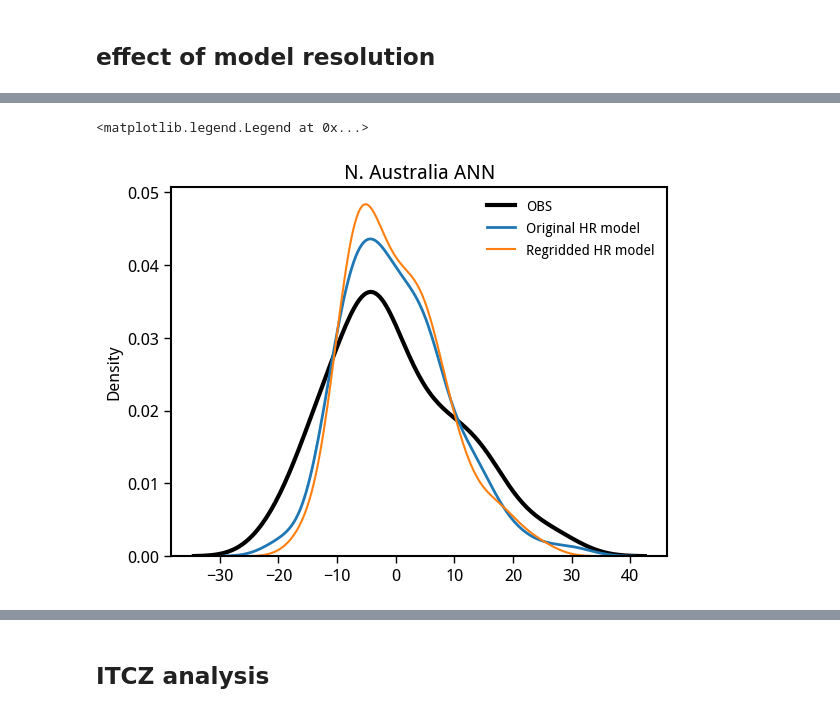
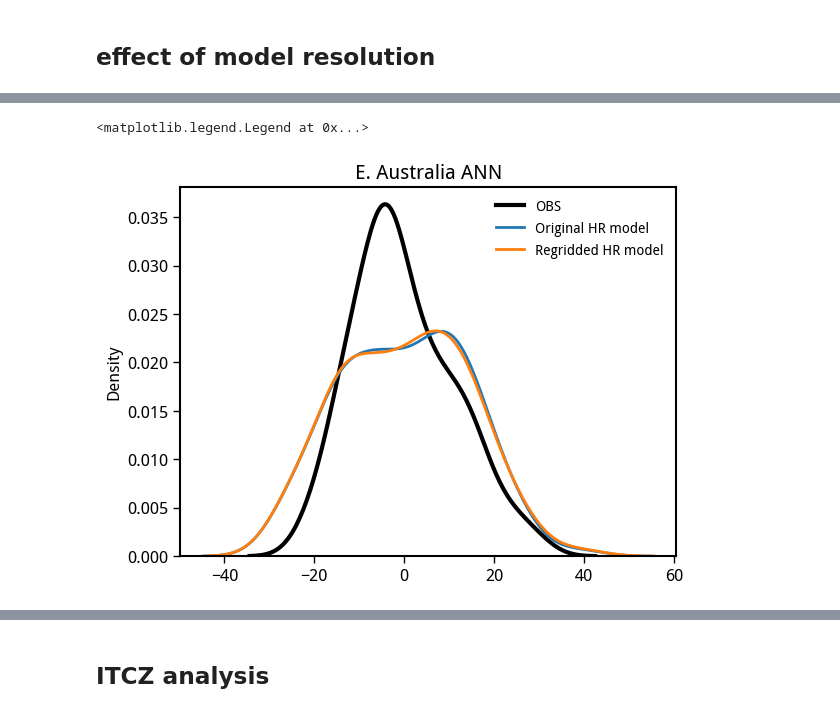
Before and after one commit to adisen99/enso_precip_asymmetry, a Jupyter notebook: 07_code_review1.ipynb, the cells around one changed output, grey strips where cells are left out. Saved outputs shown, nothing was run; the diff lists cells and outputs as text; code cells hidden in the pictures.

```diff
--- a/07_code_review1.ipynb
+++ b/07_code_review1.ipynb
@@ -369,3 +419,4 @@ def preproc_non_regridded(file_location):
 # %%
-# precip_orig = preproc_non_regridded('/g/data/oi10/replicas/CMIP6/CMIP/MOHC/HadGEM3-GC31-MM/historical/r1i1p1f3/Amon/pr/gn/v20191207/*.nc')
-precip_orig = preproc_non_regridded('/g/data/oi10/replicas/CMIP6/CMIP/CNRM-CERFACS/CNRM-CM6-1-HR/historical/r1i1p1f2/Amon/pr/gr/v20191021/*.nc')
+precip_land = preproc_non_regridded('/g/data/oi10/replicas/CMIP6/CMIP/CCCma/CanESM5/historical/r1i1p1f1/Amon/pr/gn/v20190429/pr_Amon_CanESM5_historical_r1i1p1f1_gn_185001-201412.nc')
+# precip_land = preproc_non_regridded('/g/data/oi10/replicas/CMIP6/CMIP/MOHC/HadGEM3-GC31-MM/historical/r1i1p1f3/Amon/pr/gn/v20191207/*.nc')
+# precip_land = preproc_non_regridded('/g/data/oi10/replicas/CMIP6/CMIP/CNRM-CERFACS/CNRM-CM6-1-HR/historical/r1i1p1f2/Amon/pr/gr/v20191021/*.nc')
@@ -394,5 +423,9 @@ Coordinates:
-# %%
-precip_land = precip_orig.where(land_mask.isel(region=0))
+# %%
+region_index=41
 # %%
 ar6_mask = regionmask.defined_regions.ar6.land.mask_3D(precip_land, wrap_lon=False, drop=False)
-precip_naus = precip_land.where(ar6_mask.isel(region=41))
+precip_region = precip_land.where(ar6_mask.isel(region=region_index))
+weights = np.cos(np.deg2rad(precip_region.lat))
+weights.name = 'weights'
+# reorder the vars
+precip_region_mean = precip_region.weighted(weights).mean(('lat', 'lon'))
@@ -404,14 +432,15 @@ precip_naus_mean = precip_naus.weighted(weights).mean(('lat', 'lon'))
 # %%
-obs_dist = detrend_separate_check(reorder(calc_anom(raw.precip.isel(region=41).sel(model = 'obs'))).groupby('time.year').mean('time'), dim='year').sel(year=slice('1900', '2015'))
-# hr_dist = detrend_separate_check(reorder(calc_anom(raw.precip.isel(region=41).sel(model = 'HadGEM3-GC31-MM'))).groupby('time.year').mean('time'), dim='year').sel(year=slice('1900', '2015'))
-hr_dist = detrend_separate_check(reorder(calc_anom(raw.precip.isel(region=41).sel(model = 'CNRM-CM6-1-HR'))).groupby('time.year').mean('time'), dim='year').sel(year=slice('1900', '2015'))
-lr_dist = detrend_separate_check(reorder(calc_anom(precip_naus_mean)).groupby('time.year').mean('time'), dim='year').sel(year=slice('1900', '2015'))
+obs_dist = detrend_separate_check(reorder(calc_anom(raw.precip.isel(region=region_index).sel(model = 'obs'))).groupby('time.year').mean('time'), dim='year').sel(year=slice('1900', '2015'))
+regrid_dist = detrend_separate_check(reorder(calc_anom(raw.precip.isel(region=41).sel(model = 'CanESM5'))).groupby('time.year').mean('time'), dim='year').sel(year=slice('1900', '2015'))
+# regrid_dist = detrend_separate_check(reorder(calc_anom(raw.precip.isel(region=41).sel(model = 'HadGEM3-GC31-MM'))).groupby('time.year').mean('time'), dim='year').sel(year=slice('1900', '2015'))
+# regrid_dist = detrend_separate_check(reorder(calc_anom(raw.precip.isel(region=region_index).sel(model = 'CNRM-CM6-1-HR'))).groupby('time.year').mean('time'), dim='year').sel(year=slice('1900', '2015'))
+orig_dist = detrend_separate_check(reorder(calc_anom(precip_region_mean)).groupby('time.year').mean('time'), dim='year').sel(year=slice('1900', '2015'))
 
 sns.kdeplot(obs_dist, color='k', lw=3.0, label = 'OBS')
-sns.kdeplot(hr_dist, lw=2.0, label='Original HR model')
-sns.kdeplot(lr_dist, label = 'Regridded HR model')
-plt.title('N. Australia ANN')
+sns.kdeplot(orig_dist, lw=2.0, label='Original HR model')
+sns.kdeplot(regrid_dist, lw=2.0, label = 'Regridded HR model')
+plt.title('E. Australia ANN')
 plt.legend(frameon=False, fontsize=10)
 # %% [output]
 <matplotlib.legend.Legend at 0x...>
-[figure, old version]
+[figure, new version]
```
Also changed, not shown: parts of 80 cells of this notebook, 8 other files.
